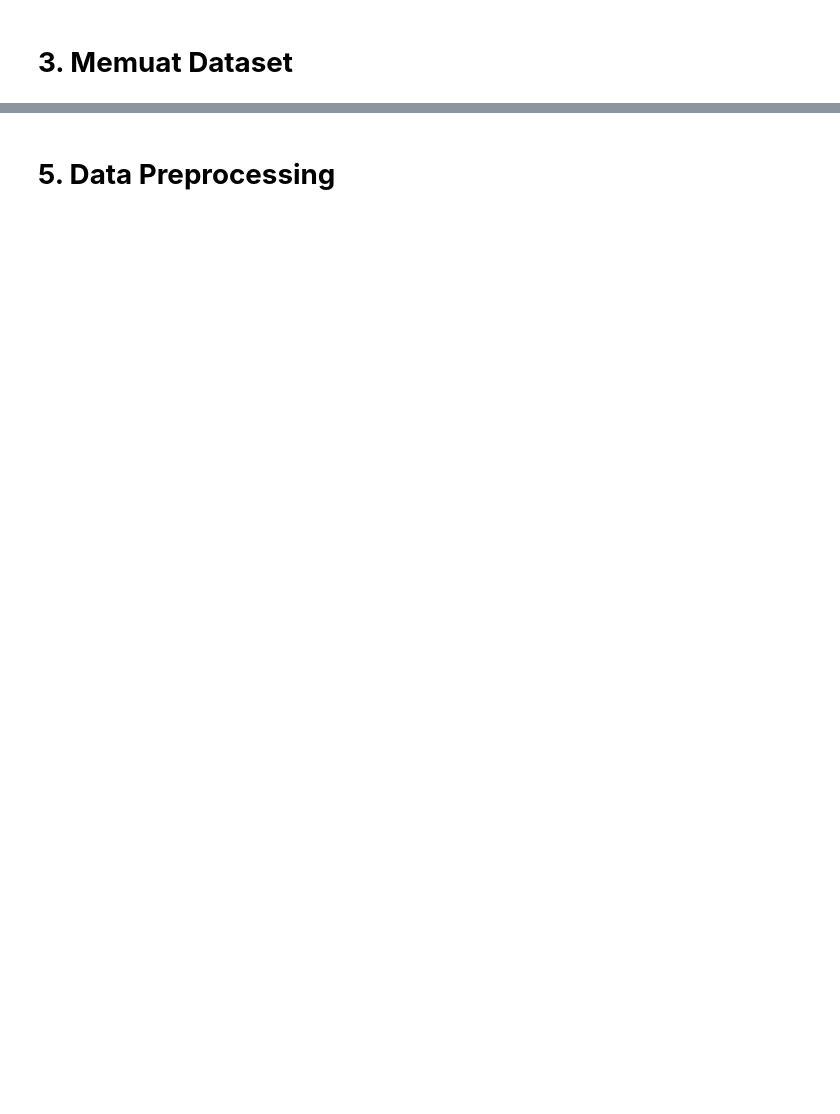
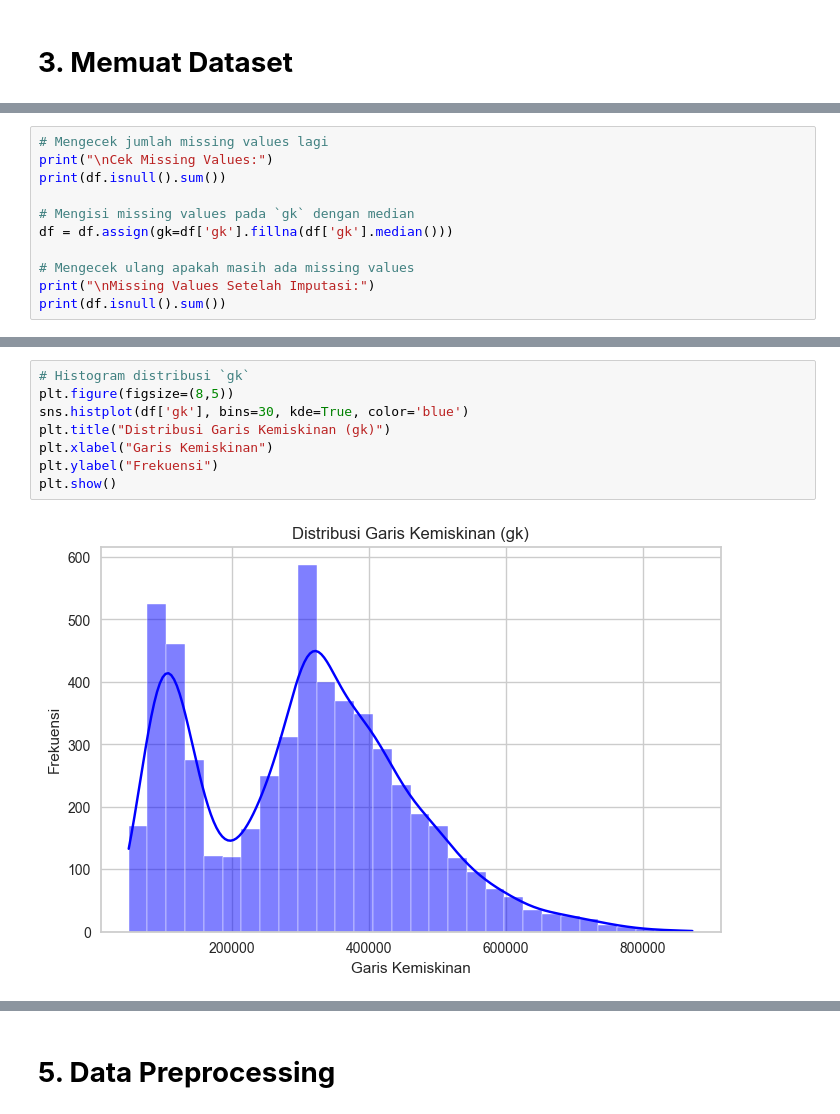
Before and after one commit to MuhDila/Submission_Belajar_Machine_Learning_untuk_Pemula, a Jupyter notebook: [Clustering]_Submission_Akhir_BMLP_Muhammad Dila.ipynb, the cells around one changed output, grey strips where cells are left out. Drawn from its saved outputs; the diff is of its cells as text; blank space fills up the shorter version.

```diff
--- a/[Clustering]_Submission_Akhir_BMLP_Muhammad Dila.ipynb
+++ b/[Clustering]_Submission_Akhir_BMLP_Muhammad Dila.ipynb
@@ -102,0 +126,11 @@ Tujuan dari EDA adalah untuk memperoleh wawasan awal yang mendalam mengenai data
+# %%
+# Mengecek jumlah missing values lagi
+print("\nCek Missing Values:")
+print(df.isnull().sum())
+
+# Mengisi missing values pada `gk` dengan median
+df = df.assign(gk=df['gk'].fillna(df['gk'].median()))
+
+# Mengecek ulang apakah masih ada missing values
+print("\nMissing Values Setelah Imputasi:")
+print(df.isnull().sum())
@@ -102,0 +155,10 @@ Tujuan dari EDA adalah untuk memperoleh wawasan awal yang mendalam mengenai data
+# %%
+# Histogram distribusi `gk`
+plt.figure(figsize=(8,5))
+sns.histplot(df['gk'], bins=30, kde=True, color='blue')
+plt.title("Distribusi Garis Kemiskinan (gk)")
+plt.xlabel("Garis Kemiskinan")
+plt.ylabel("Frekuensi")
+plt.show()
+# %% [output]
+[figure, added]
```
Also changed, not shown: parts of 34 cells of this notebook.
